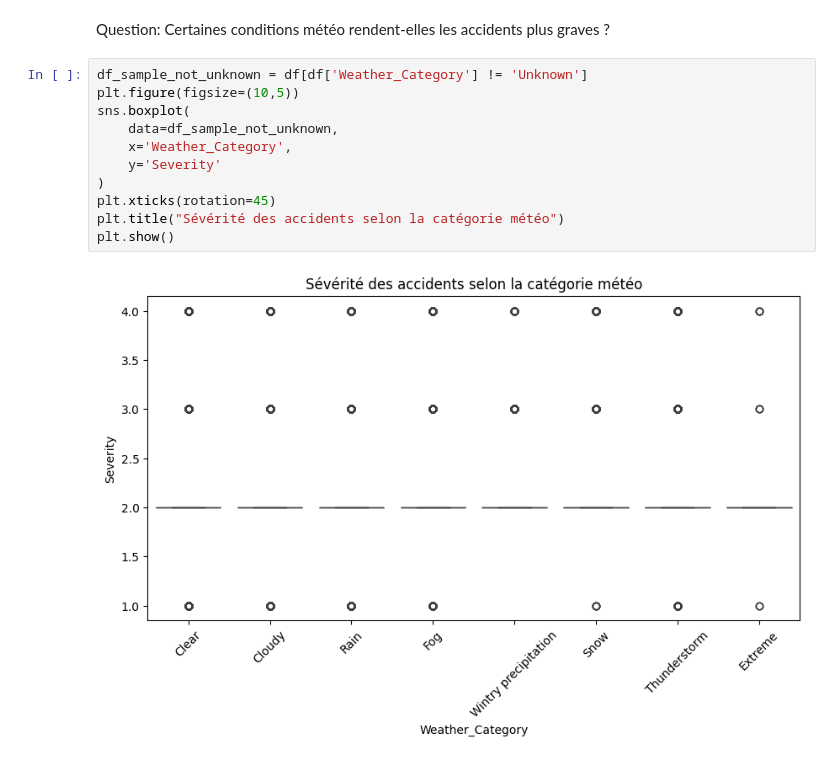
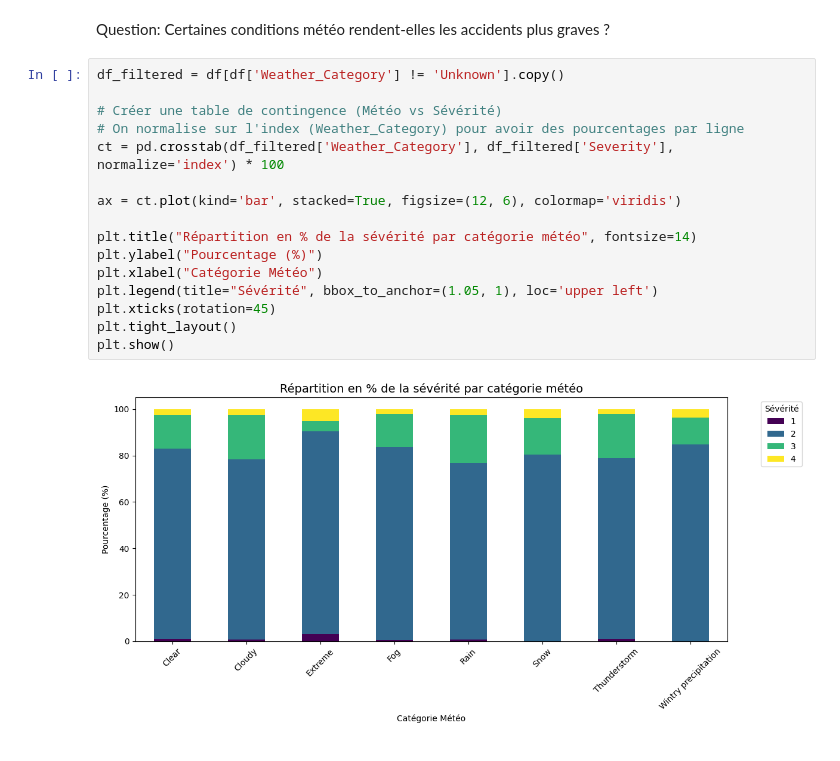
Before and after one commit to zinebettahery/US-Accidents, a Jupyter notebook: notebooks/Insights.ipynb, the cells around one changed output. Drawn from its saved outputs; the diff is of its cells as text.

Commit message:
ajout des visualisations qui concernent les conditions météo

```diff
--- a/notebooks/Insights.ipynb
+++ b/notebooks/Insights.ipynb
@@ -27,15 +27,20 @@ df = pd.read_csv(fichier)
 # %% [markdown]
 Question: Certaines conditions météo rendent-elles les accidents plus graves ?
 # %%
-df_sample_not_unknown = df[df['Weather_Category'] != 'Unknown']
-plt.figure(figsize=(10,5))
-sns.boxplot(
-    data=df_sample_not_unknown,
-    x='Weather_Category',
-    y='Severity'
-)
+df_filtered = df[df['Weather_Category'] != 'Unknown'].copy()
+
+# Créer une table de contingence (Météo vs Sévérité)
+# On normalise sur l'index (Weather_Category) pour avoir des pourcentages par ligne
+ct = pd.crosstab(df_filtered['Weather_Category'], df_filtered['Severity'], normalize='index') * 100
+
+ax = ct.plot(kind='bar', stacked=True, figsize=(12, 6), colormap='viridis')
+
+plt.title("Répartition en % de la sévérité par catégorie météo", fontsize=14)
+plt.ylabel("Pourcentage (%)")
+plt.xlabel("Catégorie Météo")
+plt.legend(title="Sévérité", bbox_to_anchor=(1.05, 1), loc='upper left')
 plt.xticks(rotation=45)
-plt.title("Sévérité des accidents selon la catégorie météo")
+plt.tight_layout()
 plt.show()
 # %% [output]
-[figure, old version]
+[figure, new version]
```
Also changed, not shown: parts of 8 cells of this notebook, 1 other file.
